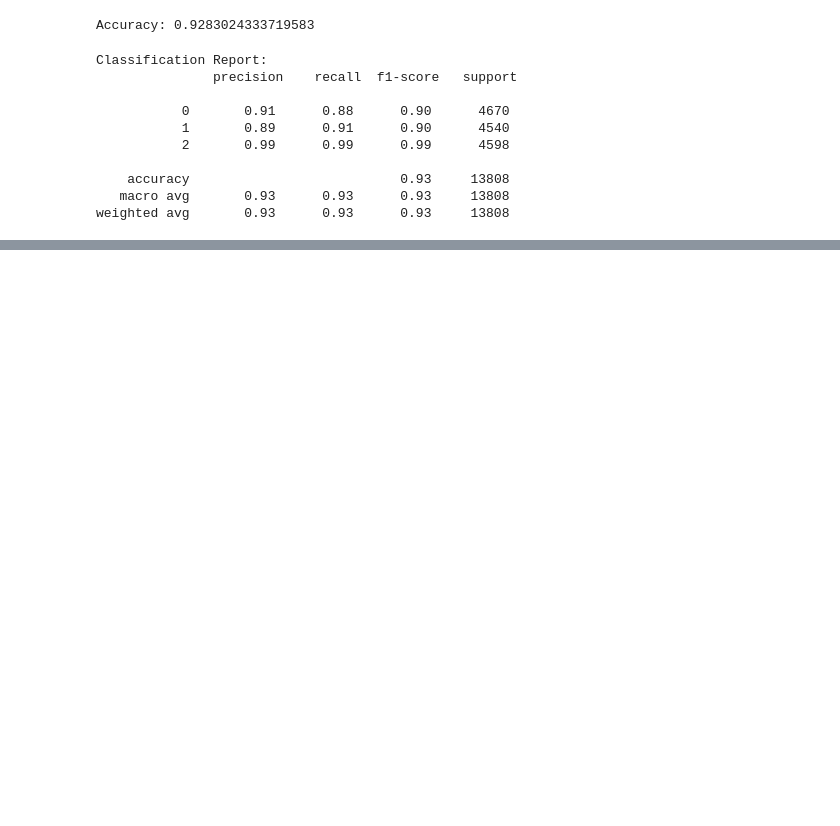
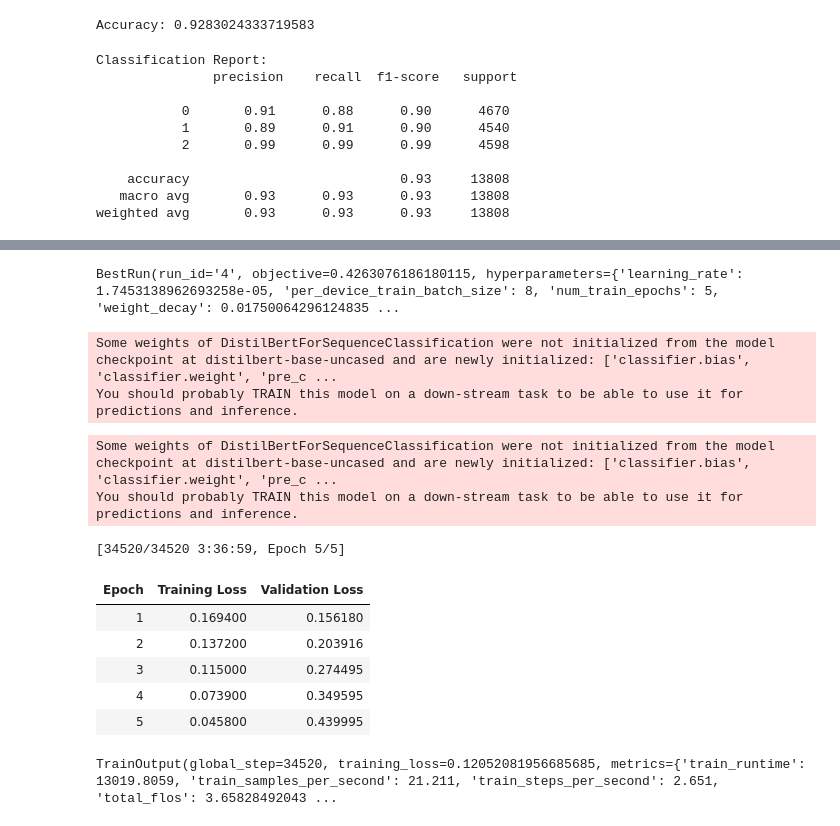
Before and after one commit to yasmine-11/FP-Fake-News-Detection, a Jupyter notebook: Fake-News-Detection.ipynb, the cells around one changed output, grey strips where cells are left out. Cells and saved outputs as stored; diff of their text form; code cells hidden in the pictures; blank space fills up the shorter version.

Commit message:
trouble shoot Optuna & RNN LSTM training.

```diff
--- a/Fake-News-Detection.ipynb
+++ b/Fake-News-Detection.ipynb
@@ -1212,0 +1085,7 @@ weighted avg       0.11      0.34      0.17     13808
+# %%
+from transformers import DistilBertForSequenceClassification
+import optuna
+
+# Define the function for hyperparameter search
+def model_init():
+    return DistilBertForSequenceClassification.from_pretrained("distilbert-base-uncased", num_labels=3)
@@ -1212,0 +1164,40 @@ weighted avg       0.11      0.34      0.17     13808
+# %%
+# print best parameters
+print(best_trial)
+# %% [output]
+BestRun(run_id='4', objective=0.4263076186180115, hyperparameters={'learning_rate': 1.7453138962693258e-05, 'per_device_train_batch_size': 8, 'num_train_epochs': 5, 'weight_decay': 0.01750064296124835 ...
+# %%
+final_training_args = TrainingArguments(
+    output_dir="./final_results",
+    learning_rate=1.7453138962693258e-05,
+    per_device_train_batch_size=8,
+    num_train_epochs=5,
+    weight_decay=0.01750064296124835,
+    eval_strategy="epoch",
+    save_strategy="epoch",
+    logging_dir="./final_logs",
+    load_best_model_at_end=True,
+)
+# %%
+final_trainer = Trainer(
+    model_init=model_init,
+    args=final_training_args,
+    train_dataset=train_dataset,
+    eval_dataset=test_dataset,
+)
+# %% [output]
+Some weights of DistilBertForSequenceClassification were not initialized from the model checkpoint at distilbert-base-uncased and are newly initialized: ['classifier.bias', 'classifier.weight', 'pre_c ...
+You should probably TRAIN this model on a down-stream task to be able to use it for predictions and inference.
+# %%
+final_trainer.train()
+# %% [output]
+Some weights of DistilBertForSequenceClassification were not initialized from the model checkpoint at distilbert-base-uncased and are newly initialized: ['classifier.bias', 'classifier.weight', 'pre_c ...
+You should probably TRAIN this model on a down-stream task to be able to use it for predictions and inference.
+[34520/34520 3:36:59, Epoch 5/5]
+| Epoch | Training Loss | Validation Loss |
+| 1 | 0.169400 | 0.156180 |
+| 2 | 0.137200 | 0.203916 |
+| 3 | 0.115000 | 0.274495 |
+| 4 | 0.073900 | 0.349595 |
+| 5 | 0.045800 | 0.439995 |
+TrainOutput(global_step=34520, training_loss=0.12052081956685685, metrics={'train_runtime': 13019.8059, 'train_samples_per_second': 21.211, 'train_steps_per_second': 2.651, 'total_flos': 3.65828492043 ...
```
Also changed, not shown: parts of 39 cells of this notebook.
